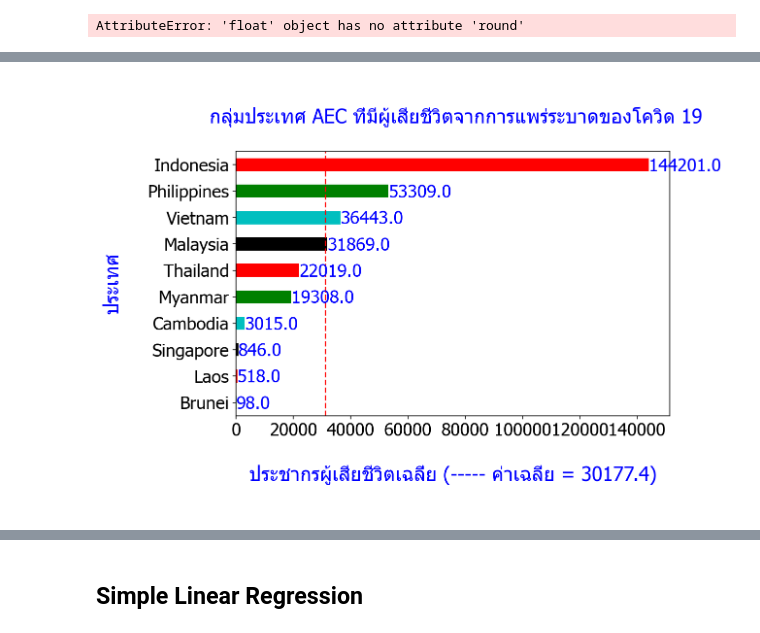
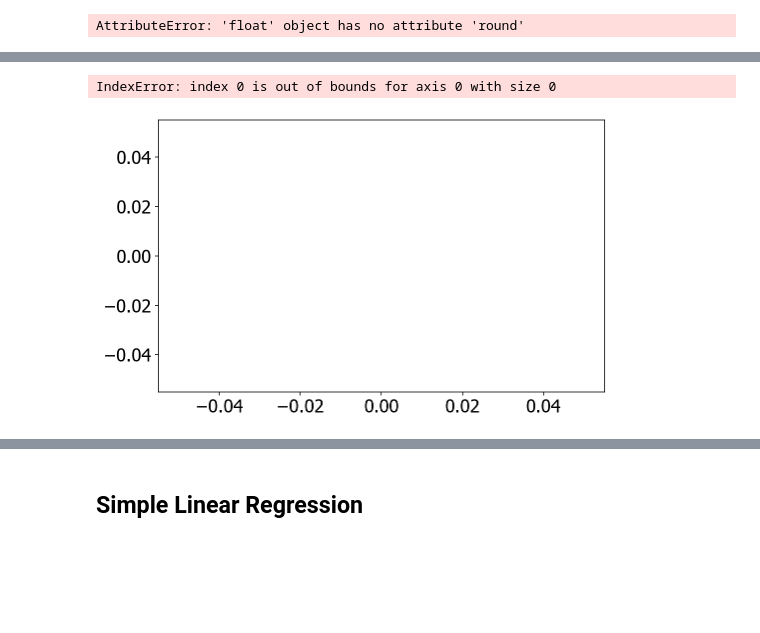
Before and after one commit to Thitphavanh/Python-Artificial-intelligence-Machine-Learning-Deep-Learning, a Jupyter notebook: DataRegression/SimpleLinearRegression.ipynb, the cells around one changed output, grey strips where cells are left out. Saved outputs shown, nothing was run; the diff lists cells and outputs as text; code cells hidden in the pictures; blank space fills up the shorter version.

```diff
--- a/DataRegression/SimpleLinearRegression.ipynb
+++ b/DataRegression/SimpleLinearRegression.ipynb
@@ -115,13 +118,16 @@ data
 111301 rows × 7 columns
 # %%
 #data5 = data5.loc[:, ['Entity','Code','Year','Breast cancer (deaths)']]
-#s = data1.drop([77,140,43,119]) #,axis=0).drop([60604]) #ลบแถว
-df1 = data.loc[data['date'] == '2022-06-21'].sort_values(['total_deaths'],ascending=False)#.drop([147610]) #.rename(columns={'Internet':'y'})
+# s = data1.drop([77,140,43,119]) #,axis=0).drop([60604]) #ลบแถว
+# .drop([147610]) #.rename(columns={'Internet':'y'})
+df1 = data.loc[data['date'] ==
+               '2022-12-21'].sort_values(['total_deaths'], ascending=False)
 df1
 # %% [output]
 |  | date | location | total_cases | new_cases | total_deaths | life_expectancy | gdp_per_capita |
 # %%
-df2 = df1.sort_values(['total_deaths'],ascending=False).set_index('location').head(60) #.reset_index()
+df2 = df1.sort_values(['total_deaths'], ascending=False).set_index(
+    ['location']).head(60)  # .drop([147610]) #.rename(columns={'Internet':'y'})
 df2.head(60)
 # %% [output]
 |  | date | total_cases | new_cases | total_deaths | life_expectancy | gdp_per_capita |
@@ -153,7 +162,8 @@ avg.round(2)
 # %% [output]
 AttributeError: 'float' object has no attribute 'round'
 # %%
-df3 = df1.sort_values(['total_deaths'],ascending=False).set_index('location').tail(30) #.reset_index()
+df3 = df1.sort_values(['total_deaths'], ascending=False).set_index(
+    'location').tail(30)  # .reset_index()
 df3
 # %% [output]
 |  | date | total_cases | new_cases | total_deaths | life_expectancy | gdp_per_capita |
@@ -192,7 +204,8 @@ avg.round(2)
 AttributeError: 'float' object has no attribute 'round'
 # %%
 # 10 Countries in AEC
-AEC = df1.loc[df1['location'].isin(['Singapore','Indonesia','Thailand','Myanmar','Vietnam','Brunei','Laos','Cambodia','Malaysia','Philippines'])].set_index('location') #.reset_index()
+AEC = df1.loc[df1['location'].isin(['Singapore', 'Indonesia', 'Thailand', 'Myanmar', 'Vietnam',
+                                   'Brunei', 'Laos', 'Cambodia', 'Malaysia', 'Philippines'])].set_index('location')  # .reset_index()
 AEC
 # %% [output]
 |  | date | total_cases | new_cases | total_deaths | life_expectancy | gdp_per_capita |
@@ -210,30 +213,33 @@ AEC
 # %%
-avg = AEC['total_deaths'].mean() #.sum()/10
+avg = AEC['total_deaths'].mean()  # .sum()/10
 plt.axvline(avg, color='red', linestyle='--')
-plt.rcParams['font.family']='Tahoma'
-plt.rcParams['font.size']=18
+plt.rcParams['font.family'] = 'Tahoma'
+plt.rcParams['font.size'] = 18
 
 ax = AEC['total_deaths'].sort_values(ascending=True).plot(kind='barh',
-                          figsize=(8, 5), #width, length
-                          linewidth=25,
-                          fontsize=18,
-                          color=['green','red','black','c']);
+                                                          # width, length
+                                                          figsize=(8, 5),
+                                                          linewidth=25,
+                                                          fontsize=18,
+                                                          color=['green', 'red', 'black', 'c'])
 
 ax.set_title('\n กลุ่มประเทศ AEC ที่มีผู้เสียชีวิตจากการแพร่ระบาดของโควิด 19\n',
              fontsize=20, color='blue')
-ax.set_xlabel('\nประชากรผู้เสียชีวิตเฉลี่ย (----- ค่าเฉลี่ย = 30177.4)\n', fontsize=20, color='blue');
-ax.set_ylabel('ประเทศ\n', fontsize=20, color='blue');
+ax.set_xlabel('\nประชากรผู้เสียชีวิตเฉลี่ย (----- ค่าเฉลี่ย = 30177.4)\n',
+              fontsize=20, color='blue')
+ax.set_ylabel('ประเทศ\n', fontsize=20, color='blue')
 
 # set individual bar lables using above list
 for i in ax.patches:
     # get_width pulls left or right; get_y pushes up or down
-    ax.text(i.get_width()+.01, i.get_y()+.01, \
+    ax.text(i.get_width()+.01, i.get_y()+.01,
             str(round((i.get_width()), 2)), fontsize=18, color='blue')
 
 # invert for largest on top
-#ax.invert_yaxis()
+# ax.invert_yaxis()
 # %% [output]
+IndexError: index 0 is out of bounds for axis 0 with size 0
-[figure, old version]
+[figure, new version]
 # %%
 avg
 # %% [output]
```
Also changed, not shown: parts of 43 cells of this notebook.
